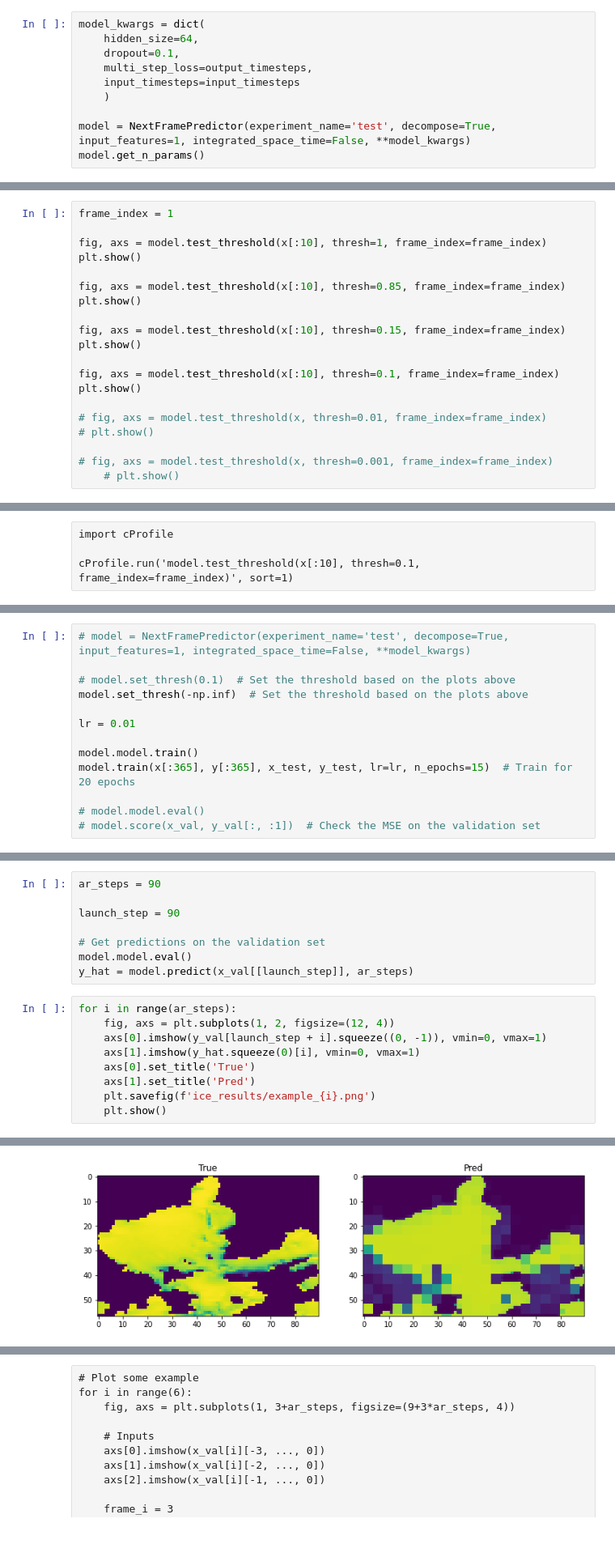
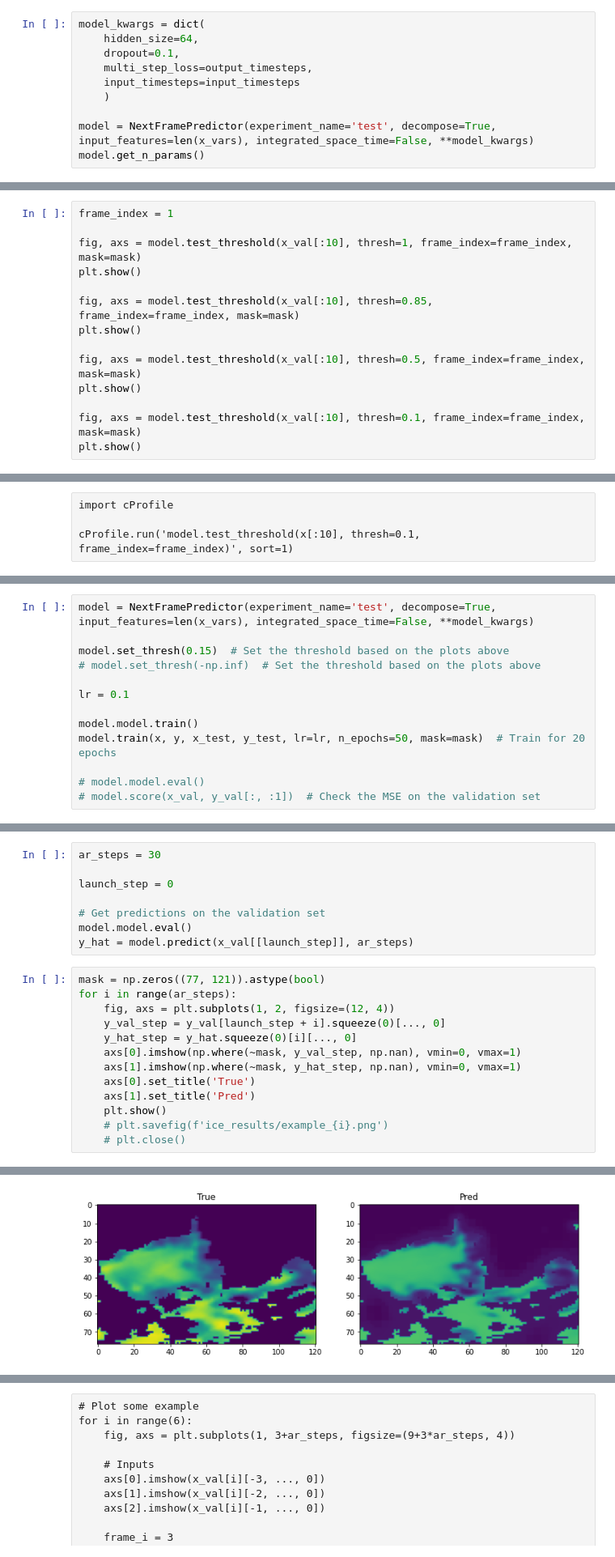
Before and after one commit to zach-gousseau/Quadtree-MPNNLSTM, a Jupyter notebook: ice_test.ipynb, the cells around one changed output, grey strips where cells are left out. Shown at 81% size. Saved outputs shown, nothing was run; the diff lists cells and outputs as text.

```diff
--- a/ice_test.ipynb
+++ b/ice_test.ipynb
@@ -66,6 +80,6 @@ model_kwargs = dict(
     input_timesteps=input_timesteps
     )
 
-model = NextFramePredictor(experiment_name='test', decompose=True, input_features=1, integrated_space_time=False, **model_kwargs)
+model = NextFramePredictor(experiment_name='test', decompose=True, input_features=len(x_vars), integrated_space_time=False, **model_kwargs)
 model.get_n_params()
 # %% [output]
@@ -73,21 +87,15 @@ model.get_n_params()
 # %%
 frame_index = 1
 
-fig, axs = model.test_threshold(x[:10], thresh=1, frame_index=frame_index)
+fig, axs = model.test_threshold(x_val[:10], thresh=1, frame_index=frame_index, mask=mask)
 plt.show()
 
-fig, axs = model.test_threshold(x[:10], thresh=0.85, frame_index=frame_index)
+fig, axs = model.test_threshold(x_val[:10], thresh=0.85, frame_index=frame_index, mask=mask)
 plt.show()
 
-fig, axs = model.test_threshold(x[:10], thresh=0.15, frame_index=frame_index)
+fig, axs = model.test_threshold(x_val[:10], thresh=0.5, frame_index=frame_index, mask=mask)
 plt.show()
 
-fig, axs = model.test_threshold(x[:10], thresh=0.1, frame_index=frame_index)
+fig, axs = model.test_threshold(x_val[:10], thresh=0.1, frame_index=frame_index, mask=mask)
 plt.show()
-
-# fig, axs = model.test_threshold(x, thresh=0.01, frame_index=frame_index)
-# plt.show()
-
-# fig, axs = model.test_threshold(x, thresh=0.001, frame_index=frame_index)
-    # plt.show()
 # %% [output]
@@ -105,13 +113,13 @@ cProfile.run('model.train(x[:10], y[:10], x_test[:10], y_test[:10], lr=lr, n_epo
 # %%
-# model = NextFramePredictor(experiment_name='test', decompose=True, input_features=1, integrated_space_time=False, **model_kwargs)
+model = NextFramePredictor(experiment_name='test', decompose=True, input_features=len(x_vars), integrated_space_time=False, **model_kwargs)
 
-# model.set_thresh(0.1)  # Set the threshold based on the plots above
-model.set_thresh(-np.inf)  # Set the threshold based on the plots above
+model.set_thresh(0.15)  # Set the threshold based on the plots above
+# model.set_thresh(-np.inf)  # Set the threshold based on the plots above
 
-lr = 0.01
+lr = 0.1
 
 model.model.train()
-model.train(x[:365], y[:365], x_test, y_test, lr=lr, n_epochs=15)  # Train for 20 epochs
+model.train(x, y, x_test, y_test, lr=lr, n_epochs=50, mask=mask)  # Train for 20 epochs
 
 # model.model.eval()
 # model.score(x_val, y_val[:, :1])  # Check the MSE on the validation set
@@ -124,18 +145,22 @@ model.loss.to_csv('ice_results/loss.csv')
 # %%
-ar_steps = 90
+ar_steps = 30
 
-launch_step = 90
+launch_step = 0
 
 # Get predictions on the validation set
 model.model.eval()
 y_hat = model.predict(x_val[[launch_step]], ar_steps)
 # %%
+mask = np.zeros((77, 121)).astype(bool)
 for i in range(ar_steps):
     fig, axs = plt.subplots(1, 2, figsize=(12, 4))
-    axs[0].imshow(y_val[launch_step + i].squeeze((0, -1)), vmin=0, vmax=1)
-    axs[1].imshow(y_hat.squeeze(0)[i], vmin=0, vmax=1)
+    y_val_step = y_val[launch_step + i].squeeze(0)[..., 0]
+    y_hat_step = y_hat.squeeze(0)[i][..., 0]
+    axs[0].imshow(np.where(~mask, y_val_step, np.nan), vmin=0, vmax=1)
+    axs[1].imshow(np.where(~mask, y_hat_step, np.nan), vmin=0, vmax=1)
     axs[0].set_title('True')
     axs[1].set_title('Pred')
-    plt.savefig(f'ice_results/example_{i}.png')
     plt.show()
+    # plt.savefig(f'ice_results/example_{i}.png')
+    # plt.close()
 # %% [output]
@@ -153 +178 @@ for i in range(ar_steps):
-[figure, old version]
+[figure, new version]
```
Also changed, not shown: parts of 10 cells of this notebook, 9 other files.
